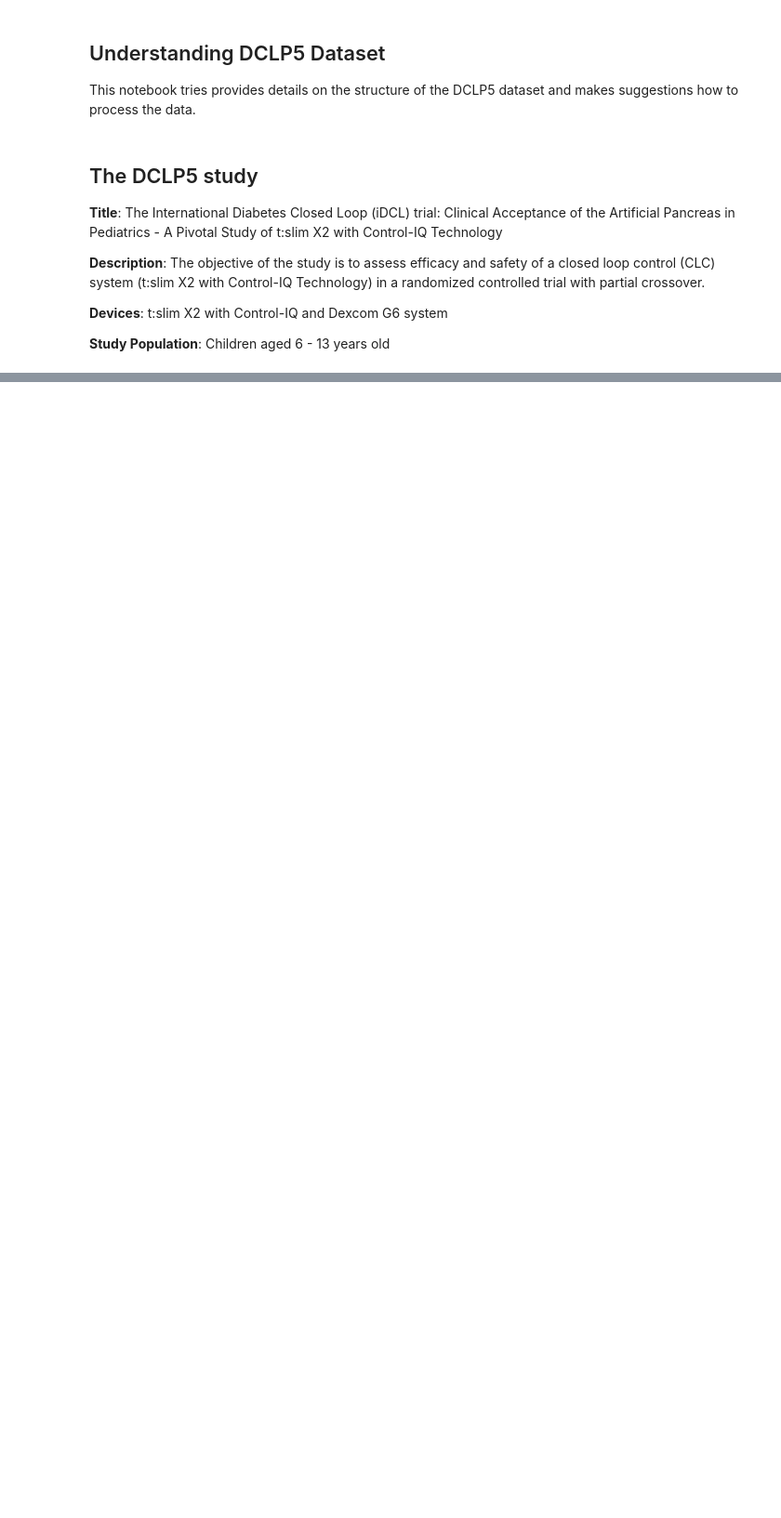
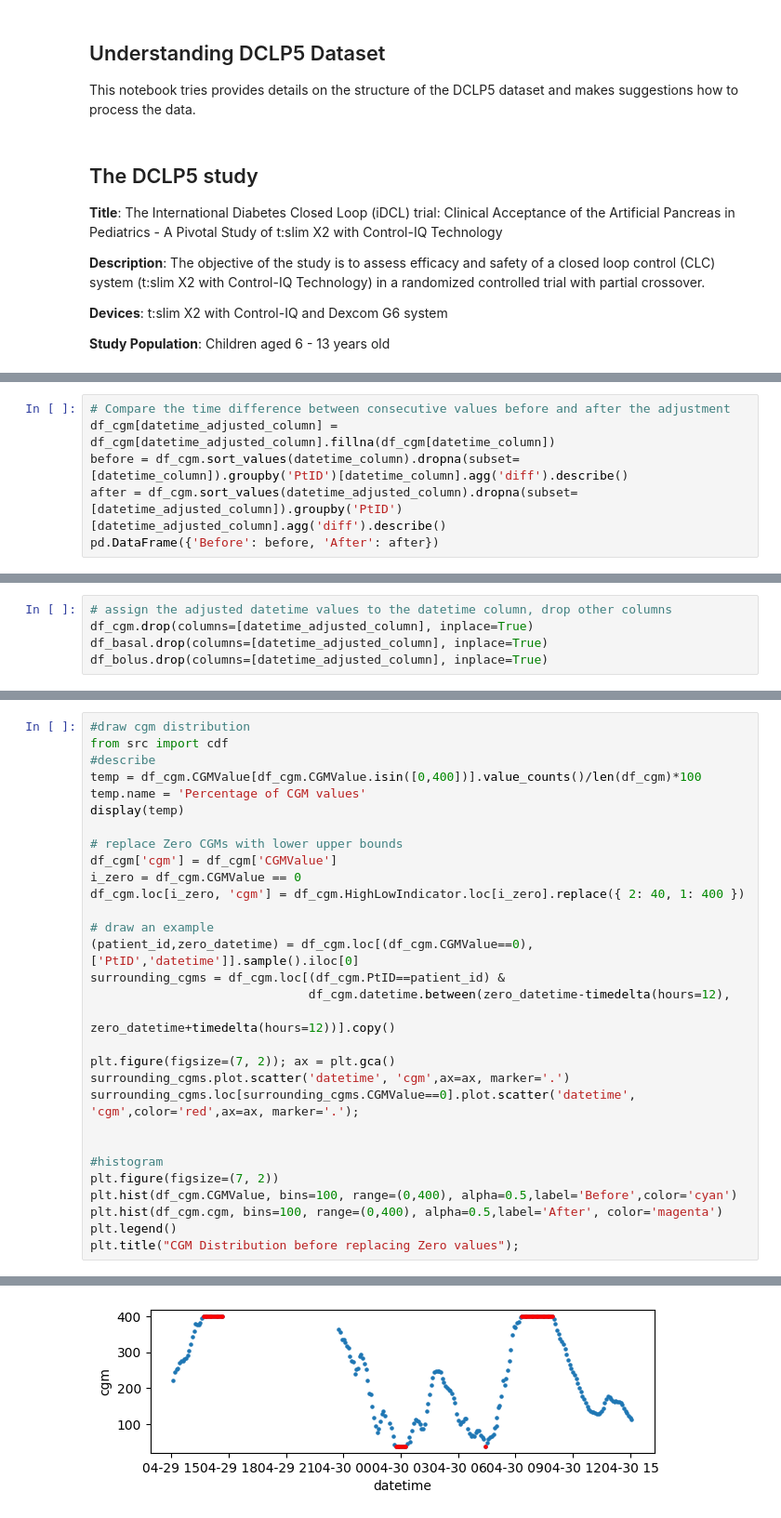
Before and after one commit to nudgebg/egvinsulin, a Jupyter notebook: notebooks/understand-dclp5-dataset.ipynb, the cells around one changed output, grey strips where cells are left out. Shown at 93% size. Saved outputs shown, nothing was run; the diff lists cells and outputs as text; blank space fills up the shorter version.

```diff
--- a/notebooks/understand-dclp5-dataset.ipynb
+++ b/notebooks/understand-dclp5-dataset.ipynb
@@ -226,0 +356,6 @@ Name: BolusAmount, dtype: float64
+# %%
+# Compare the time difference between consecutive values before and after the adjustment
+df_cgm[datetime_adjusted_column] = df_cgm[datetime_adjusted_column].fillna(df_cgm[datetime_column])
+before = df_cgm.sort_values(datetime_column).dropna(subset=[datetime_column]).groupby('PtID')[datetime_column].agg('diff').describe()
+after = df_cgm.sort_values(datetime_adjusted_column).dropna(subset=[datetime_adjusted_column]).groupby('PtID')[datetime_adjusted_column].agg('diff').describe()
+pd.DataFrame({'Before': before, 'After': after})
@@ -226,0 +374,5 @@ Name: BolusAmount, dtype: float64
+# %%
+# assign the adjusted datetime values to the datetime column, drop other columns
+df_cgm.drop(columns=[datetime_adjusted_column], inplace=True)
+df_basal.drop(columns=[datetime_adjusted_column], inplace=True)
+df_bolus.drop(columns=[datetime_adjusted_column], inplace=True)
@@ -226,0 +389,31 @@ Name: BolusAmount, dtype: float64
+# %%
+#draw cgm distribution
+from src import cdf
+#describe
+temp = df_cgm.CGMValue[df_cgm.CGMValue.isin([0,400])].value_counts()/len(df_cgm)*100
+temp.name = 'Percentage of CGM values'
+display(temp)
+
+# replace Zero CGMs with lower upper bounds
+df_cgm['cgm'] = df_cgm['CGMValue']
+i_zero = df_cgm.CGMValue == 0
+df_cgm.loc[i_zero, 'cgm'] = df_cgm.HighLowIndicator.loc[i_zero].replace({ 2: 40, 1: 400 })
+
+# draw an example
+(patient_id,zero_datetime) = df_cgm.loc[(df_cgm.CGMValue==0),['PtID','datetime']].sample().iloc[0]
+surrounding_cgms = df_cgm.loc[(df_cgm.PtID==patient_id) &
+                              df_cgm.datetime.between(zero_datetime-timedelta(hours=12),
+                                                      zero_datetime+timedelta(hours=12))].copy()
+
+plt.figure(figsize=(7, 2)); ax = plt.gca()
+surrounding_cgms.plot.scatter('datetime', 'cgm',ax=ax, marker='.')
+surrounding_cgms.loc[surrounding_cgms.CGMValue==0].plot.scatter('datetime', 'cgm',color='red',ax=ax, marker='.');
+
+
+#histogram
+plt.figure(figsize=(7, 2))
+plt.hist(df_cgm.CGMValue, bins=100, range=(0,400), alpha=0.5,label='Before',color='cyan')
+plt.hist(df_cgm.cgm, bins=100, range=(0,400), alpha=0.5,label='After', color='magenta')
+plt.legend()
+plt.title("CGM Distribution before replacing Zero values");
+# %% [output]
@@ -226,0 +424 @@ Name: BolusAmount, dtype: float64
+[figure, added]
```
Also changed, not shown: parts of 61 cells of this notebook, 4 other files.
